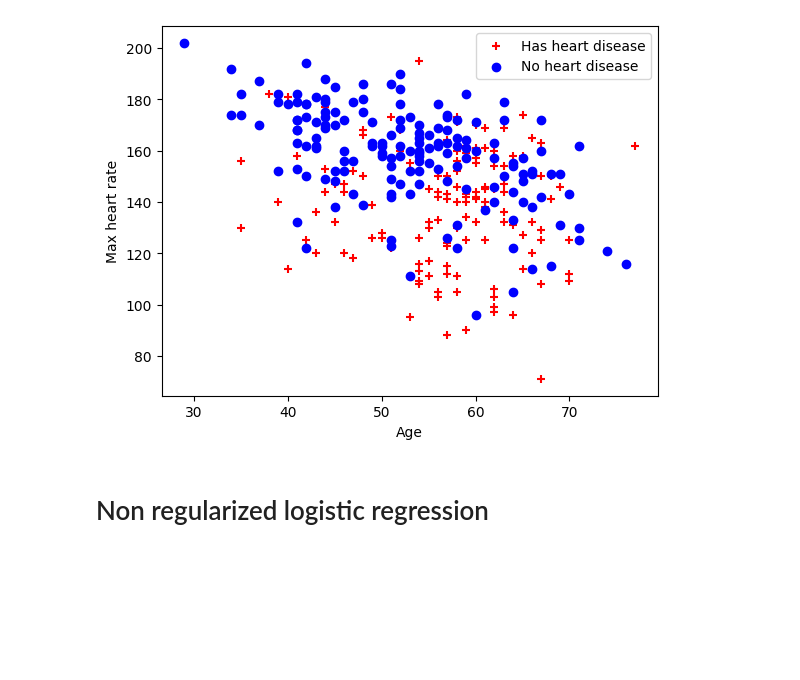
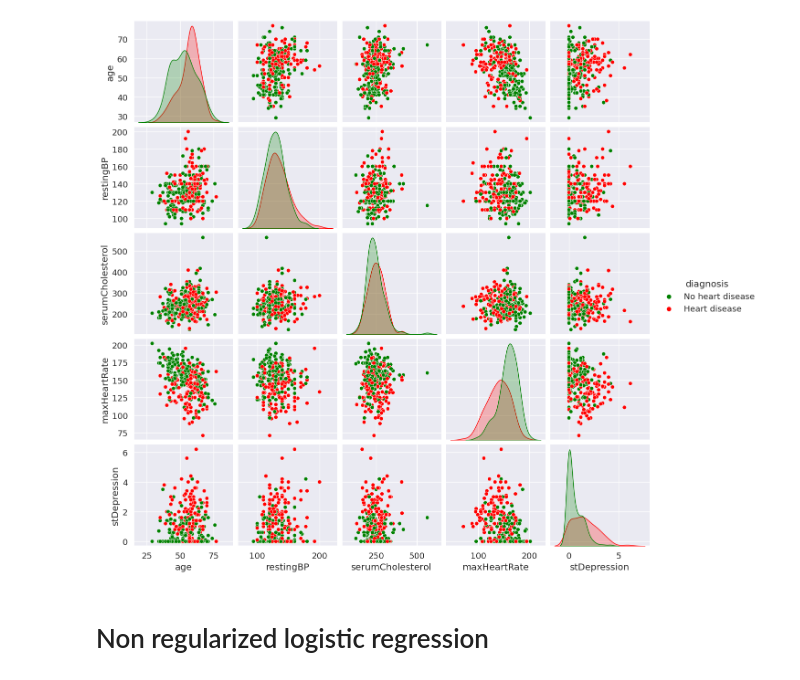
Before and after one commit to icbaptista/heart-disease-prediction-with-ML, a Jupyter notebook: log-reg-unregularized.ipynb, the cells around one changed output. Saved outputs shown, nothing was run; the diff lists cells and outputs as text; code cells hidden in the pictures; blank space fills up the shorter version.

```diff
--- a/log-reg-unregularized.ipynb
+++ b/log-reg-unregularized.ipynb
@@ -114,16 +95,24 @@ plt.show()
-# %%
-pos=(y==1)
-neg=(y==0)
-plt.scatter(X[pos[:,0],0],X[pos[:,0],7],c="r",marker="+", label = "Has heart disease")
-plt.scatter(X[neg[:,0],0],X[neg[:,0],7],c="b",marker="o", label = "No heart disease")
-
-plt.xlabel("Age")
-plt.ylabel("Max heart rate")
-#plt.ylim(,200)
-plt.legend()
-plt.show()
-# %% [output]
-[figure, removed]
+# %%
+import seaborn as sns
+
+# Scatter matrix (used for continuous features)
+
+# In last column, replace 0's by "No heart disesase" and 1's by "Heart disease"
+continuousColumnsWithOutput = continuousColumns.copy()
+continuousColumnsWithOutput["diagnosis"] = data["diagnosis"]
+dictReplace = {0: "No heart disease", 1: "Heart disease"}
+continuousColumnsWithOutput["diagnosis"] = continuousColumnsWithOutput["diagnosis"].replace(dictReplace)
+
+sns.set(font_scale=1.2)
+myPalette = {"No heart disease":"green", "Heart disease":"red"}
+matrix = sns.pairplot(
+    continuousColumnsWithOutput,
+    hue='diagnosis',
+    palette=myPalette)
+plt.show()
+sns.set(font_scale=1)
+# %% [output]
+[figure, added]
 # %% [markdown]
 # Non regularized logistic regression
 # %%
```
Also changed, not shown: parts of 9 cells of this notebook, 1 other file.
